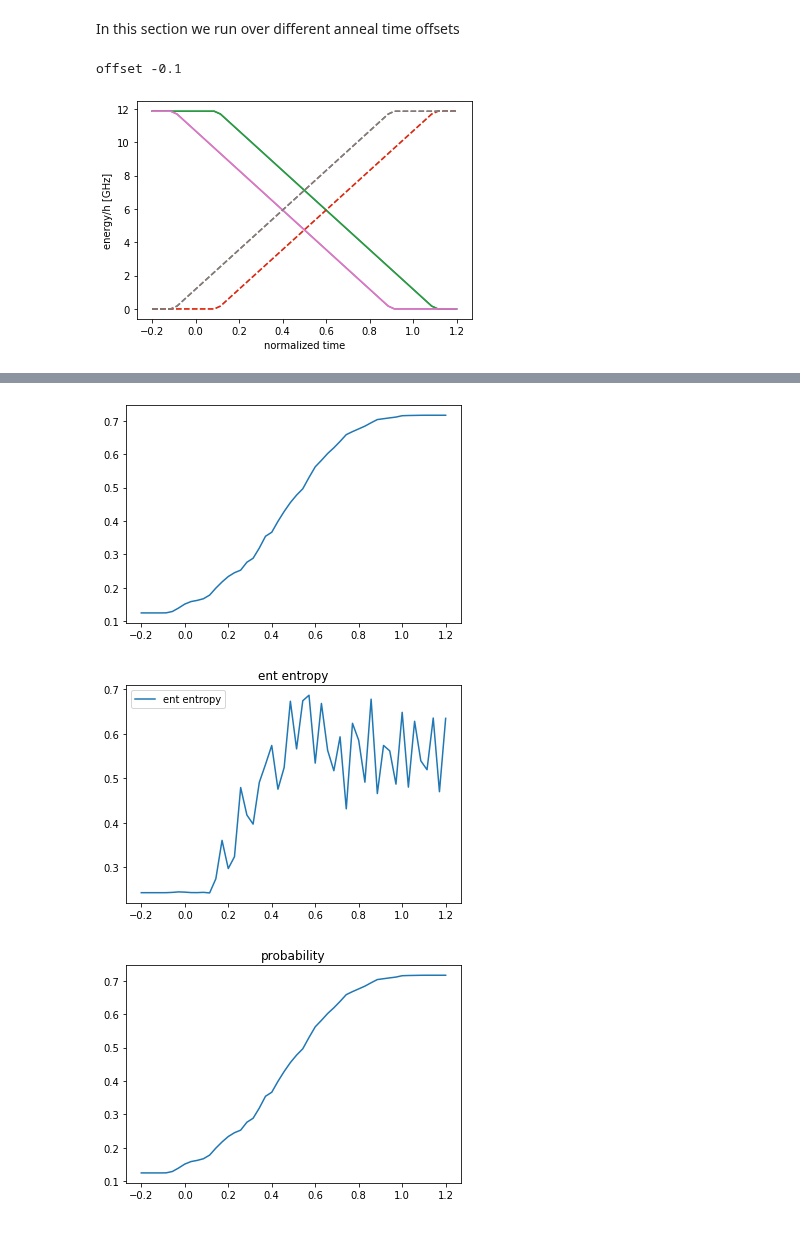
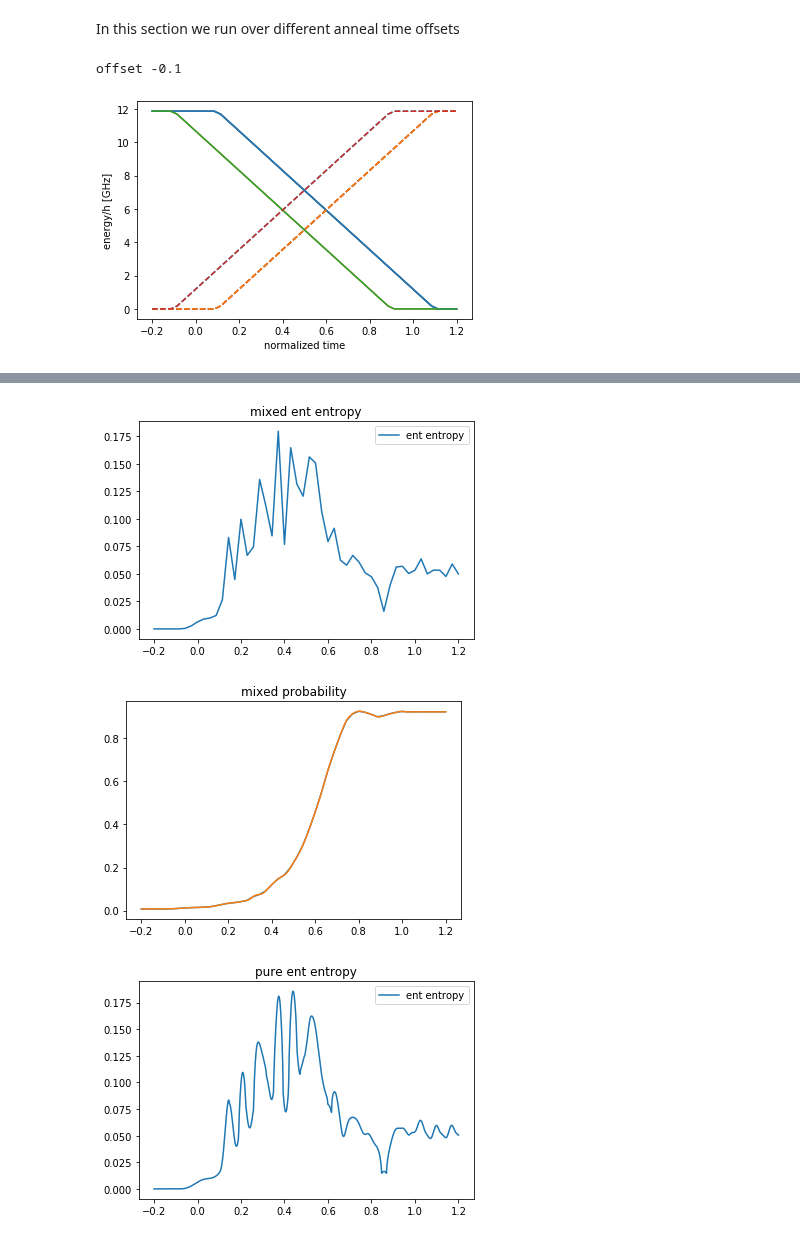
Before and after one commit to cchang5/quantum_linear_programming, a Jupyter notebook: notebooks/tdse_notebook.ipynb, the cells around one changed output, grey strips where cells are left out. Drawn from its saved outputs; the diff is of its cells as text; code cells hidden in the pictures.

Commit message:
pure entropy working

```diff
--- a/notebooks/tdse_notebook.ipynb
+++ b/notebooks/tdse_notebook.ipynb
@@ -42,7 +40,7 @@ ModuleNotFoundError: No module named 'qlpdb.graph'
 # %% [markdown]
 Creates a line graph `o-o-o-...-o`
 # %%
-nvertices = 2
+nvertices = 3
 graph, tag = gt.generate_nn_graph(nvertices)
 directed = False
 # %% [markdown]
@@ -135,8 +133,8 @@ Parameters used to specify the initial conditions of the system:
 * **initial_wavefunction:** For the pure state solver, the initial wavefunc- tion can be chosen to be the ground state of ∑σx (transverse) or H(0)(real). For the DWave anneal schedule, or when annealing offsets are used without extended annealing times, these two options are not the same. Can be "true" or "transverse".
 # %%
 pure_tdse = True
-mixed_tdse = False
-temp = 1
+mixed_tdse = True
+temp = 15E-3
 initial_wavefunction = "true"
 # %% [markdown]
 ## Output parameters
@@ -249,17 +247,17 @@ for offset_min in offset_min_list:
                 indicesA=indicesA,
                 entropy=alls,
             )
-
+        print(query.prob)
         # plot entropy
-        plt.figure()
+        plt.figure("mixed entropy")
         plt.plot(query.time, query.entropy)
         plt.legend(["ent entropy"])
-        plt.title("ent entropy")
+        plt.title("mixed ent entropy")
 
         # plot overlap with Ising g.s.
-        plt.figure()
+        plt.figure("mixed prob")
         plt.plot(query.time, query.prob)
-        plt.title("probability")
+        plt.title("mixed probability")
         print(f"Final Prob: {query.prob[-1]}")
 
     ############################################################
@@ -285,19 +283,23 @@ for offset_min in offset_min_list:
         # calculate entropy
         alls = np.asarray(
                 [
-                    tdse.ent_entropy(np.kron(sol.y[:, i],np.conj(sol.y[:, i]), nA, indicesA, reg)
-                    for i in range(sol_densitymatrix.t.size)
+                    tdse.ent_entropy(np.kron(sol.y[:, i], np.conj(sol.y[:, i])), nA, indicesA, reg)
+                    for i in range(sol.t.size)
                 ]
             ).real
 
         # plot entropy
-        plt.figure()
-        plt.plot(query.time, query.entropy)
+        plt.figure("pure entropy")
+        plt.plot(sol.t, alls)
         plt.legend(["ent entropy"])
-        plt.title("ent entropy")
+        plt.title("pure ent entropy")
+        # plot overlap with Ising g.s.
+        plt.figure("pure probability")
+        plt.plot(sol.t, prob)
+        plt.title("pure probability")
 
     """Runtime of code per loop"""
     %timeit -n 1 -r 1 pass
 # %% [output]
 offset -0.1
-[figure, old version]
+[figure, new version]
@@ -306,3 +309,3 @@ Final Prob: 0.7167618327280778
-[figure, old version]
+[figure, new version]
-[figure, old version]
+[figure, new version]
-[figure, old version]
+[figure, new version]
```
Also changed, not shown: parts of 2 cells of this notebook.
